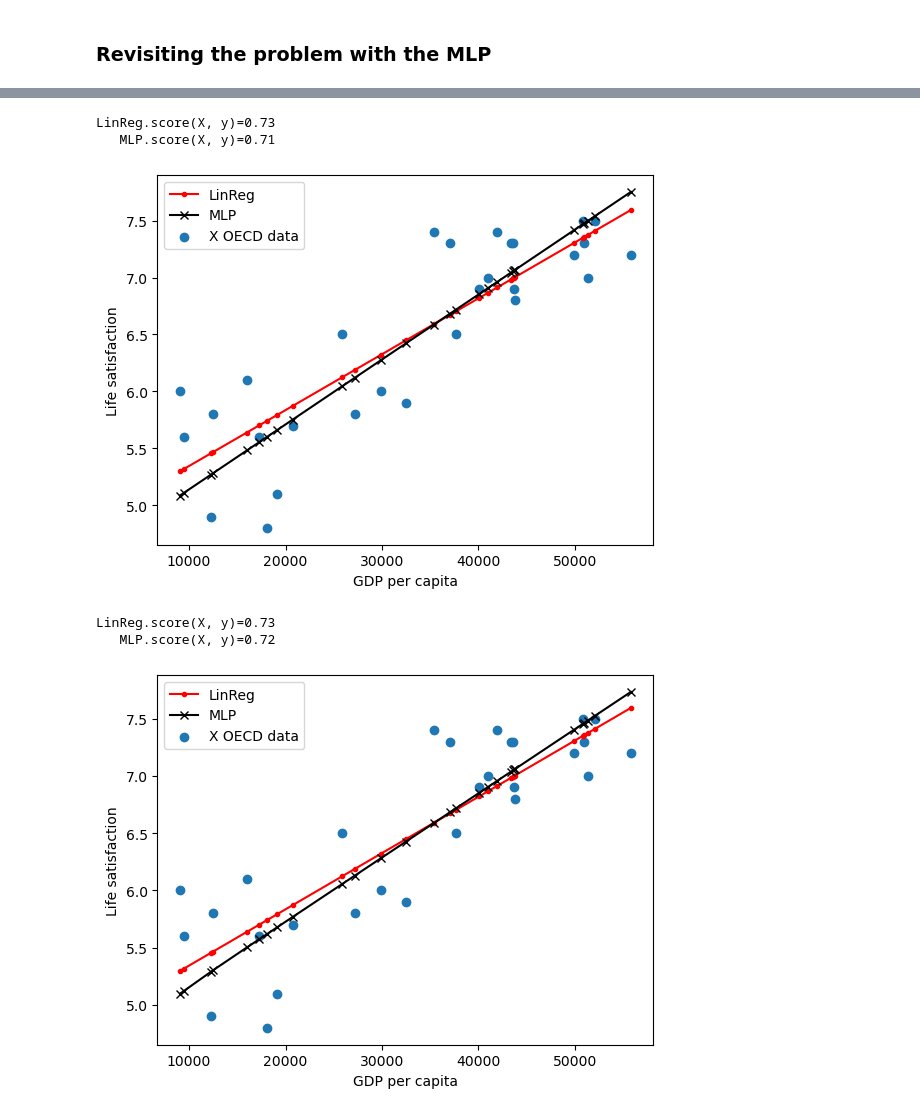
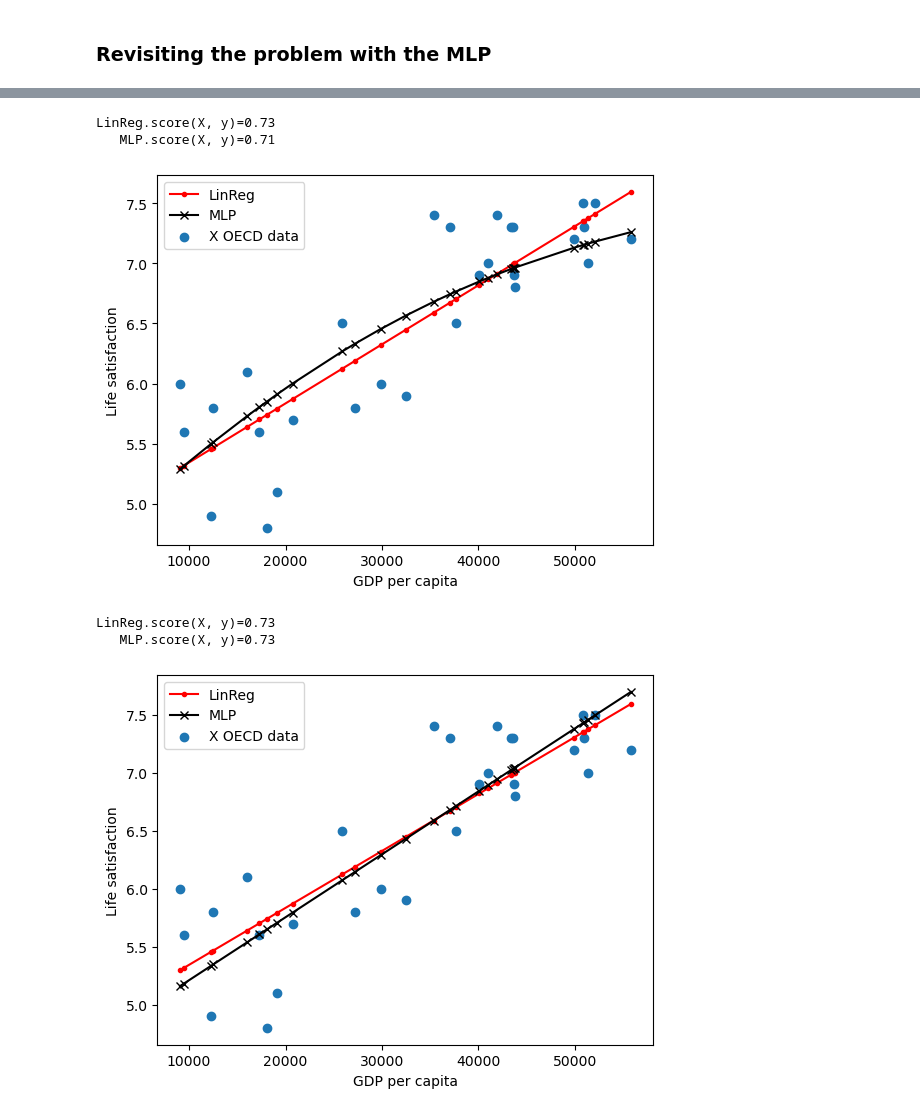
Before and after one commit to MartinStokholm/SWMAL, a Jupyter notebook: Handins/O2/LO4/pipelines.ipynb, the cells around one changed output, grey strips where cells are left out. Cells and saved outputs as stored; diff of their text form; code cells hidden in the pictures.

```diff
--- a/Handins/O2/LO4/pipelines.ipynb
+++ b/Handins/O2/LO4/pipelines.ipynb
@@ -230,28 +233,28 @@ LinReg.score(X, y)=0.73
 # %%
 from sklearn.pipeline import Pipeline
 from sklearn.preprocessing import MinMaxScaler
 
 mlp = MLPRegressor(
     hidden_layer_sizes=(5, ),
     solver='adam',
-    activation='relu',
+    activation='logistic',
     tol=1E-5,
     max_iter=100000,
     verbose=False)
 
 final5neuronpipe = Pipeline(
     [
         ('Scaler',MinMaxScaler()),
         ('mlp',mlp)
     ]
 )
 final5neuronpipe.fit(X,y)
 linreg.fit(X,y)
 PlotModels(linreg, final5neuronpipe, X, y, "LinReg", "MLP")
 # %% [output]
 LinReg.score(X, y)=0.73
    MLP.score(X, y)=0.71
-[figure, old version]
+[figure, new version]
 # %%
 from sklearn.pipeline import Pipeline
 from sklearn.preprocessing import MinMaxScaler
@@ -275,8 +278,8 @@ linreg.fit(X,y)
 PlotModels(linreg, final10neuronpipe, X, y, "LinReg", "MLP")
 # %% [output]
 LinReg.score(X, y)=0.73
-   MLP.score(X, y)=0.72
+   MLP.score(X, y)=0.73
-[figure, old version]
+[figure, new version]
 # %%
 from sklearn.pipeline import Pipeline
 from sklearn.preprocessing import MinMaxScaler
```
Also changed, not shown: parts of 13 cells of this notebook, 2 other files.
